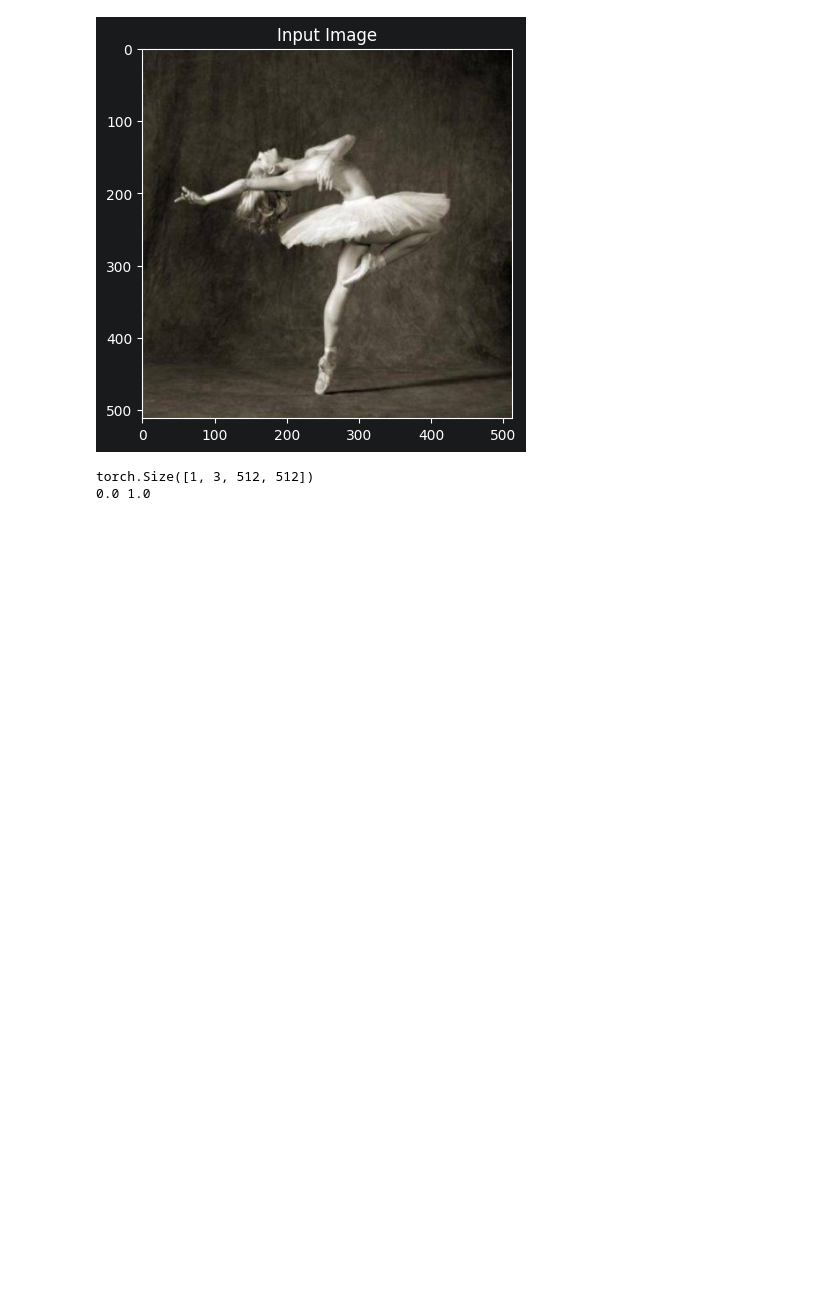
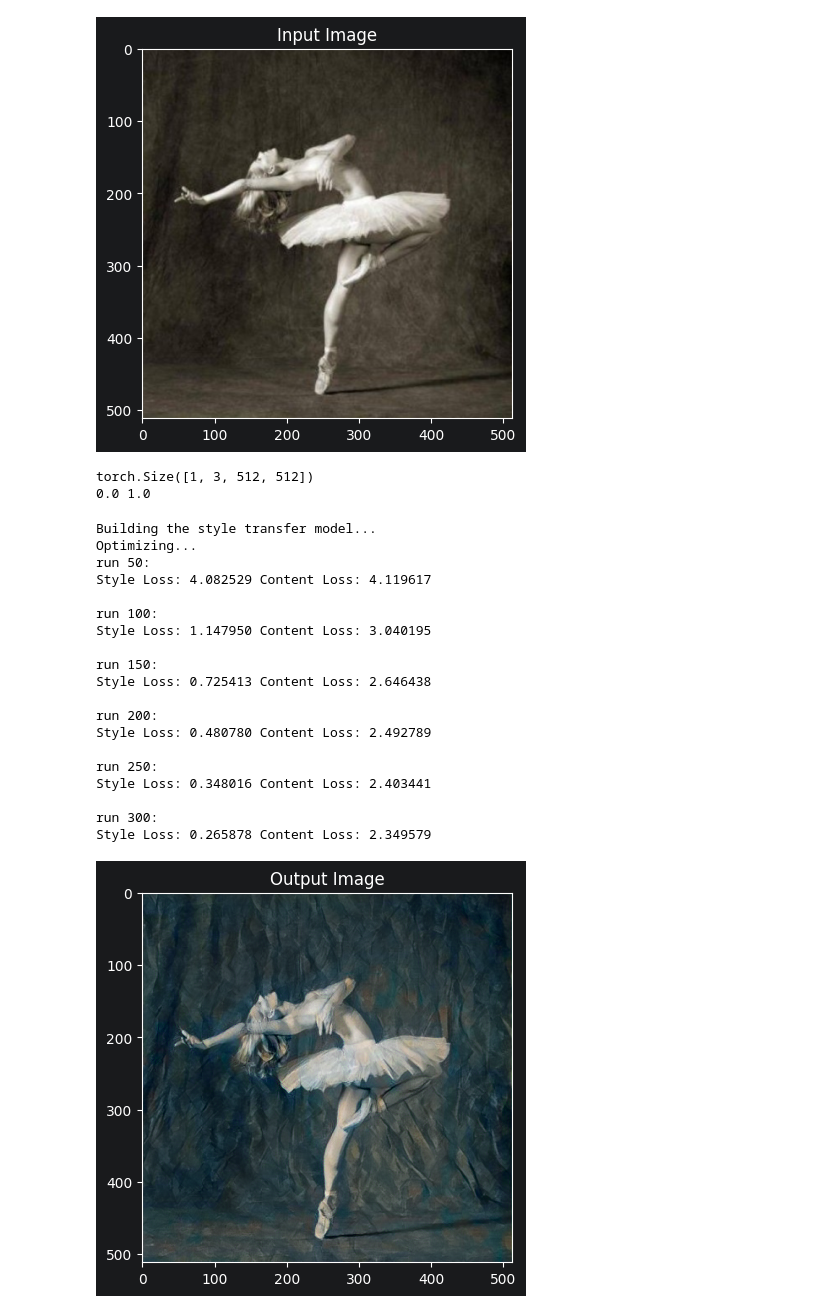
Before and after one commit to majorgilles/visual-genai-lab-curriculum, a Jupyter notebook: notebooks/03_neural_style.ipynb, the cells around one changed output. Drawn from its saved outputs; the diff is of its cells as text; code cells hidden in the pictures; blank space fills up the shorter version.

Commit message:
feat: generate neural image

```diff
--- a/notebooks/03_neural_style.ipynb
+++ b/notebooks/03_neural_style.ipynb
@@ -402,0 +485,33 @@ def get_input_optimizer(input_img: torch.Tensor) -> optim.LBFGS:
+# %%
+output = run_style_transfer(
+       cnn,
+       cnn_normalization_mean,
+       cnn_normalization_std,
+       content_img,
+       style_img,
+       input_img.clone(),
+   )
+
+plt.figure()
+imshow(output, title="Output Image")
+# %% [output]
+Building the style transfer model...
+Optimizing...
+run 50:
+Style Loss: 4.082529 Content Loss: 4.119617
+
+run 100:
+Style Loss: 1.147950 Content Loss: 3.040195
+
+run 150:
+Style Loss: 0.725413 Content Loss: 2.646438
+
+run 200:
+Style Loss: 0.480780 Content Loss: 2.492789
+
+run 250:
+Style Loss: 0.348016 Content Loss: 2.403441
+
+run 300:
+Style Loss: 0.265878 Content Loss: 2.349579
+[figure, added]
```
Also changed, not shown: parts of 3 cells of this notebook.
